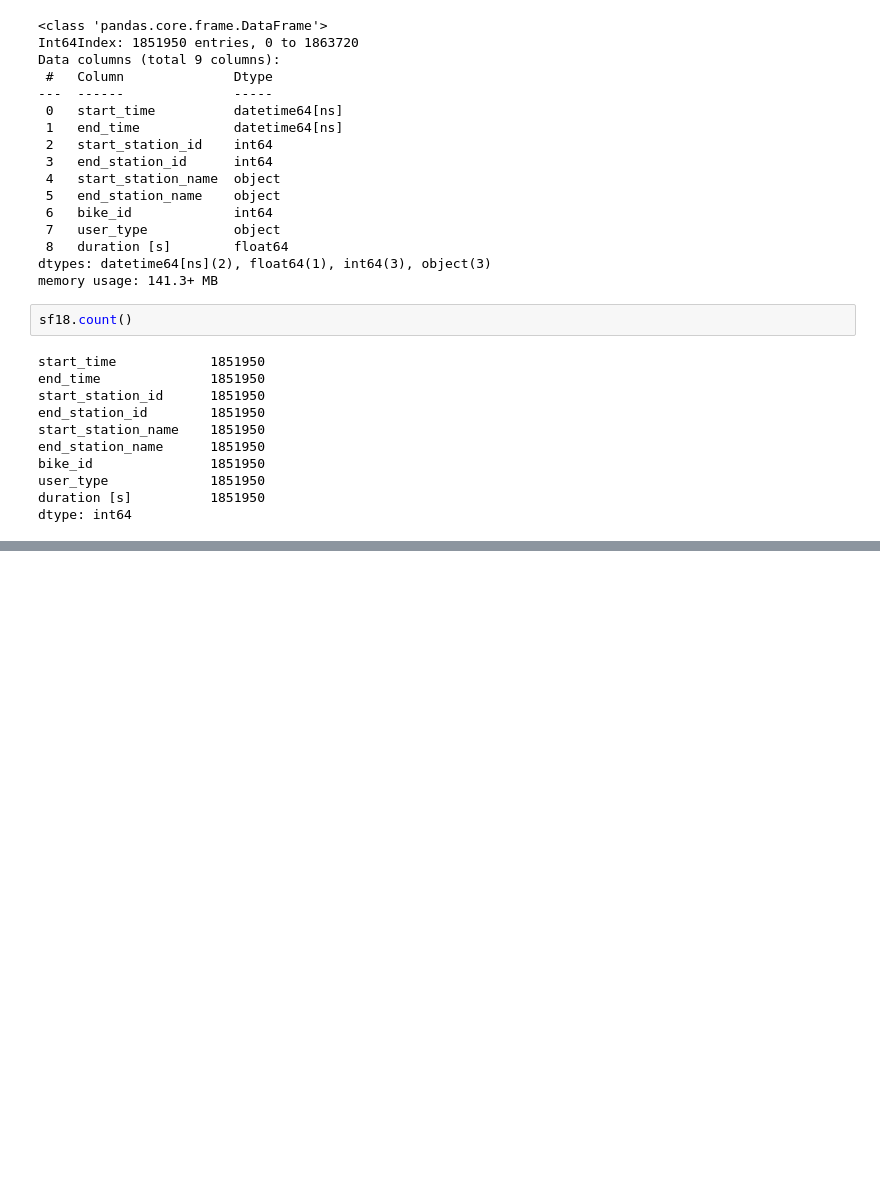
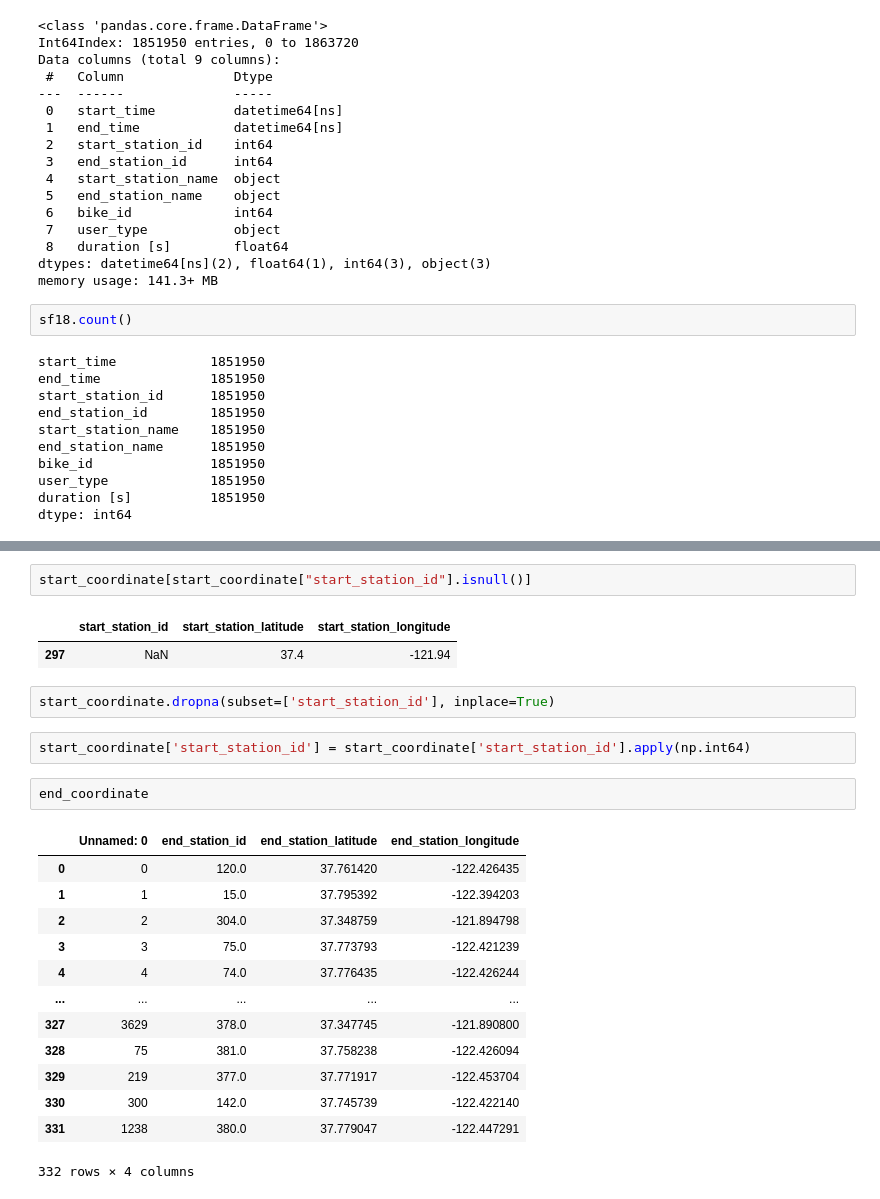
Before and after one commit to yhsiang25/DSMLRakete, a Jupyter notebook: DataExploration (Hsiang)/DataExploration.ipynb, the cells around one changed output, grey strips where cells are left out. Cells and saved outputs as stored; diff of their text form; blank space fills up the shorter version.

```diff
--- a/DataExploration (Hsiang)/DataExploration.ipynb
+++ b/DataExploration (Hsiang)/DataExploration.ipynb
@@ -1172,0 +943,25 @@ allid_2018.to_csv("allid_2018.csv")
+# %%
+start_coordinate[start_coordinate["start_station_id"].isnull()]
+# %% [output]
+|  | start_station_id | start_station_latitude | start_station_longitude |
+| 297 | NaN | 37.4 | -121.94 |
+# %%
+start_coordinate.dropna(subset=['start_station_id'], inplace=True)
+# %%
+start_coordinate['start_station_id'] = start_coordinate['start_station_id'].apply(np.int64)
+# %%
+end_coordinate
+# %% [output]
+|  | Unnamed: 0 | end_station_id | end_station_latitude | end_station_longitude |
+| 0 | 0 | 120.0 | 37.761420 | -122.426435 |
+| 1 | 1 | 15.0 | 37.795392 | -122.394203 |
+| 2 | 2 | 304.0 | 37.348759 | -121.894798 |
+| 3 | 3 | 75.0 | 37.773793 | -122.421239 |
+| 4 | 4 | 74.0 | 37.776435 | -122.426244 |
+| ... | ... | ... | ... | ... |
+| 327 | 3629 | 378.0 | 37.347745 | -121.890800 |
+| 328 | 75 | 381.0 | 37.758238 | -122.426094 |
+| 329 | 219 | 377.0 | 37.771917 | -122.453704 |
+| 330 | 300 | 142.0 | 37.745739 | -122.422140 |
+| 331 | 1238 | 380.0 | 37.779047 | -122.447291 |
+332 rows × 4 columns
```
Also changed, not shown: parts of 84 cells of this notebook, 1 other file.
